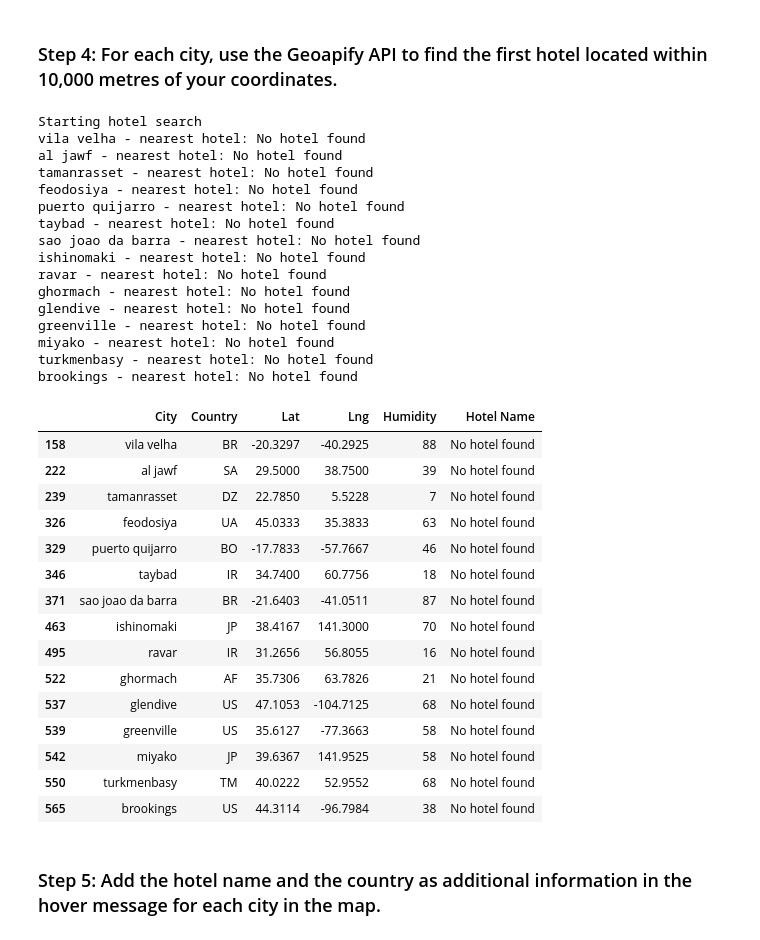
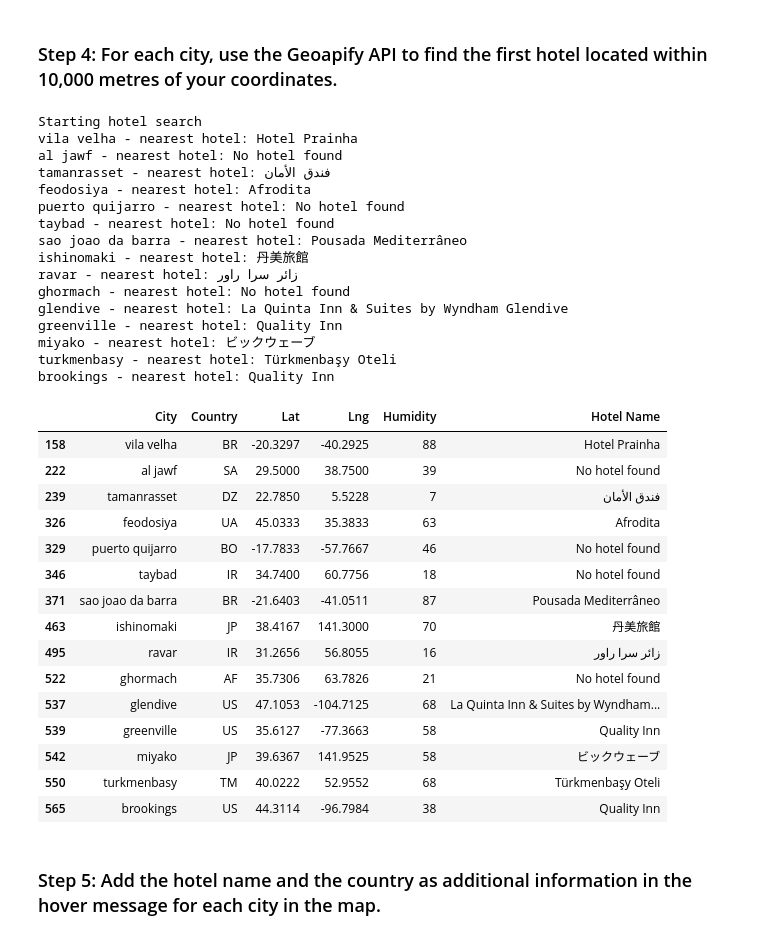
Before and after one commit to Arwalden4/python-api-challenge, a Jupyter notebook: WeatherPy/VacationPy.ipynb, the cells around one changed output. Cells and saved outputs as stored; diff of their text form; code cells hidden in the pictures.

```diff
--- a/WeatherPy/VacationPy.ipynb
+++ b/WeatherPy/VacationPy.ipynb
@@ -88,7 +88,7 @@ final_city_data
 # %%
 # Use the Pandas copy function to create DataFrame called hotel_df to store the city, country, coordinates, and humidity
 # Add an empty column, "Hotel Name," to the DataFrame so you can store the hotel found using the Geoapify API
-hotel_df = hotel_df[["City","Country","Lat","Lng","Humidity"]].copy()
+hotel_df = final_city_data[["City","Country","Lat","Lng","Humidity"]].copy()
 hotel_df["Hotel Name"] = ""
 # Display sample data
 hotel_df
@@ -117,7 +117,7 @@ radius = 10000
 limit = 20
 params = {
     "limit": limit,
-    "api_Key": geoapify_key,
+    "apiKey": geoapify_key,
     "categories" : 'accommodation.hotel'
 }
 
@@ -133,59 +133,59 @@ for index, row in hotel_df.iterrows():
     params["filter"] = f"circle:{longitude},{latitude},{radius}"
     params["bias"] = f"proximity:{longitude},{latitude}"
     # Set base URL
     base_url = "https://api.geoapify.com/v2/places"
 
     # Make and API request using the params dictionary
     name_address = requests.get(base_url,params=params)
 
     # Convert the API response to JSON format
     name_address = name_address.json()
 
     # Grab the first hotel from the results and store the name in the hotel_df DataFrame
     try:
         hotel_df.loc[index, "Hotel Name"] = name_address["features"][0]["properties"]["name"]
     except (KeyError, IndexError):
         # If no hotel is found, set the hotel name as "No hotel found".
         hotel_df.loc[index, "Hotel Name"] = "No hotel found"
 
     # Log the search results
     print(f"{hotel_df.loc[index, 'City']} - nearest hotel: {hotel_df.loc[index, 'Hotel Name']}")
 
 # Display sample data
 hotel_df
 # %% [output]
 Starting hotel search
-vila velha - nearest hotel: No hotel found
+vila velha - nearest hotel: Hotel Prainha
 al jawf - nearest hotel: No hotel found
-tamanrasset - nearest hotel: No hotel found
-feodosiya - nearest hotel: No hotel found
+tamanrasset - nearest hotel: فندق الأمان
+feodosiya - nearest hotel: Afrodita
 puerto quijarro - nearest hotel: No hotel found
 taybad - nearest hotel: No hotel found
-sao joao da barra - nearest hotel: No hotel found
-ishinomaki - nearest hotel: No hotel found
-ravar - nearest hotel: No hotel found
+sao joao da barra - nearest hotel: Pousada Mediterrâneo
+ishinomaki - nearest hotel: 丹美旅館
+ravar - nearest hotel: زائر سرا راور
 ghormach - nearest hotel: No hotel found
-glendive - nearest hotel: No hotel found
-greenville - nearest hotel: No hotel found
-miyako - nearest hotel: No hotel found
-turkmenbasy - nearest hotel: No hotel found
-brookings - nearest hotel: No hotel found
+glendive - nearest hotel: La Quinta Inn & Suites by Wyndham Glendive
+greenville - nearest hotel: Quality Inn
+miyako - nearest hotel: ビックウェーブ
+turkmenbasy - nearest hotel: Türkmenbaşy Oteli
+brookings - nearest hotel: Quality Inn
 |  | City | Country | Lat | Lng | Humidity | Hotel Name |
-| 158 | vila velha | BR | -20.3297 | -40.2925 | 88 | No hotel found |
+| 158 | vila velha | BR | -20.3297 | -40.2925 | 88 | Hotel Prainha |
 | 222 | al jawf | SA | 29.5000 | 38.7500 | 39 | No hotel found |
-| 239 | tamanrasset | DZ | 22.7850 | 5.5228 | 7 | No hotel found |
-| 326 | feodosiya | UA | 45.0333 | 35.3833 | 63 | No hotel found |
+| 239 | tamanrasset | DZ | 22.7850 | 5.5228 | 7 | فندق الأمان |
+| 326 | feodosiya | UA | 45.0333 | 35.3833 | 63 | Afrodita |
 | 329 | puerto quijarro | BO | -17.7833 | -57.7667 | 46 | No hotel found |
 | 346 | taybad | IR | 34.7400 | 60.7756 | 18 | No hotel found |
-| 371 | sao joao da barra | BR | -21.6403 | -41.0511 | 87 | No hotel found |
-| 463 | ishinomaki | JP | 38.4167 | 141.3000 | 70 | No hotel found |
-| 495 | ravar | IR | 31.2656 | 56.8055 | 16 | No hotel found |
+| 371 | sao joao da barra | BR | -21.6403 | -41.0511 | 87 | Pousada Mediterrâneo |
+| 463 | ishinomaki | JP | 38.4167 | 141.3000 | 70 | 丹美旅館 |
+| 495 | ravar | IR | 31.2656 | 56.8055 | 16 | زائر سرا راور |
 | 522 | ghormach | AF | 35.7306 | 63.7826 | 21 | No hotel found |
-| 537 | glendive | US | 47.1053 | -104.7125 | 68 | No hotel found |
-| 539 | greenville | US | 35.6127 | -77.3663 | 58 | No hotel found |
-| 542 | miyako | JP | 39.6367 | 141.9525 | 58 | No hotel found |
-| 550 | turkmenbasy | TM | 40.0222 | 52.9552 | 68 | No hotel found |
-| 565 | brookings | US | 44.3114 | -96.7984 | 38 | No hotel found |
+| 537 | glendive | US | 47.1053 | -104.7125 | 68 | La Quinta Inn & Suites by Wyndham... |
+| 539 | greenville | US | 35.6127 | -77.3663 | 58 | Quality Inn |
+| 542 | miyako | JP | 39.6367 | 141.9525 | 58 | ビックウェーブ |
+| 550 | turkmenbasy | TM | 40.0222 | 52.9552 | 68 | Türkmenbaşy Oteli |
+| 565 | brookings | US | 44.3114 | -96.7984 | 38 | Quality Inn |
 # %% [markdown]
 ### Step 5: Add the hotel name and the country as additional information in the hover message for each city in the map.
 # %%
```
